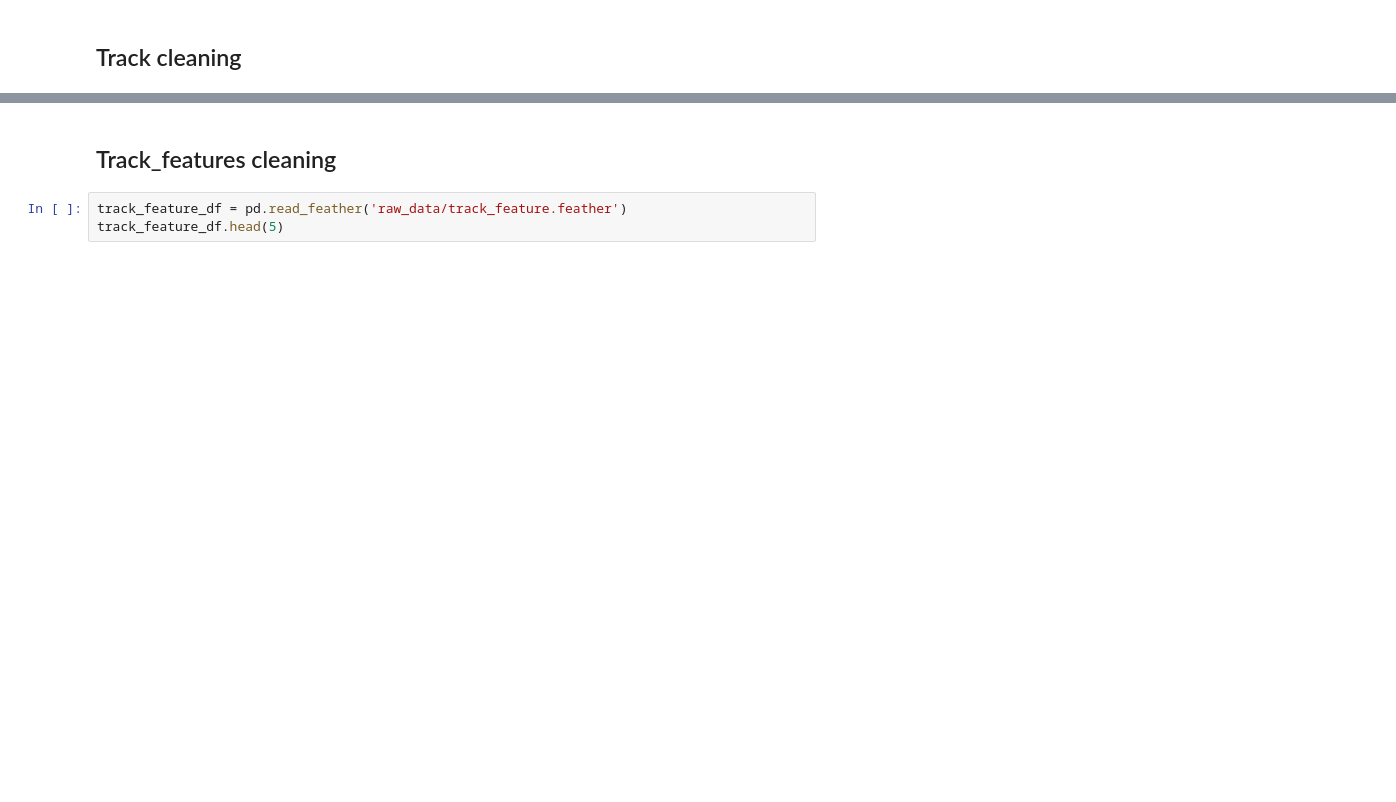
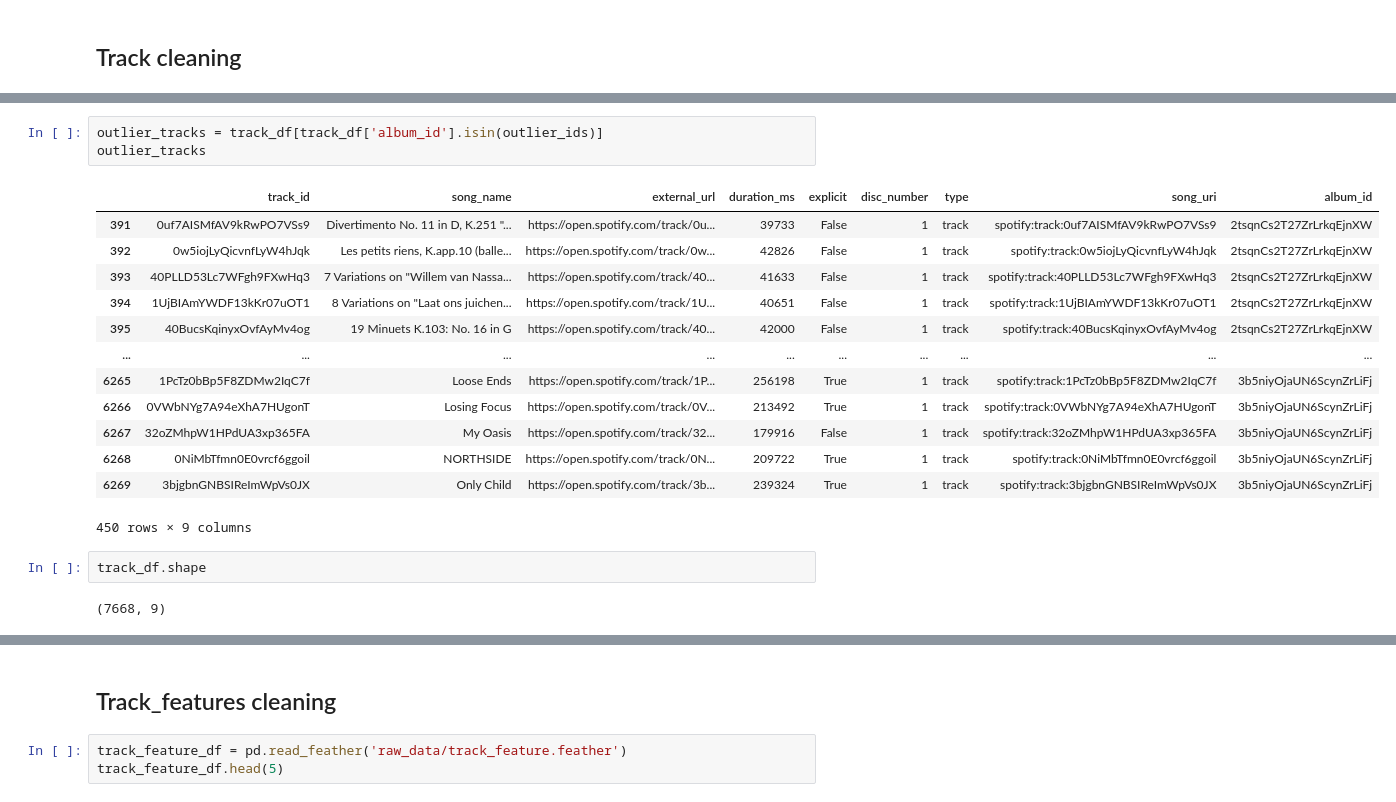
Before and after one commit to JacobTews/spotify, a Jupyter notebook: jupyter_workspace.ipynb, the cells around one changed output, grey strips where cells are left out. Cells and saved outputs as stored; diff of their text form; blank space fills up the shorter version.

```diff
--- a/jupyter_workspace.ipynb
+++ b/jupyter_workspace.ipynb
@@ -104,0 +131,21 @@ track_df.head(5)
+# %%
+outlier_tracks = track_df[track_df['album_id'].isin(outlier_ids)]
+outlier_tracks
+# %% [output]
+|  | track_id | song_name | external_url | duration_ms | explicit | disc_number | type | song_uri | album_id |
+| 391 | 0uf7AISMfAV9kRwPO7VSs9 | Divertimento No. 11 in D, K.251 "... | https://open.spotify.com/track/0u... | 39733 | False | 1 | track | spotify:track:0uf7AISMfAV9kRwPO7VSs9 | 2tsqnCs2T27ZrLrkqEjnXW |
+| 392 | 0w5iojLyQicvnfLyW4hJqk | Les petits riens, K.app.10 (balle... | https://open.spotify.com/track/0w... | 42826 | False | 1 | track | spotify:track:0w5iojLyQicvnfLyW4hJqk | 2tsqnCs2T27ZrLrkqEjnXW |
+| 393 | 40PLLD53Lc7WFgh9FXwHq3 | 7 Variations on "Willem van Nassa... | https://open.spotify.com/track/40... | 41633 | False | 1 | track | spotify:track:40PLLD53Lc7WFgh9FXwHq3 | 2tsqnCs2T27ZrLrkqEjnXW |
+| 394 | 1UjBIAmYWDF13kKr07uOT1 | 8 Variations on "Laat ons juichen... | https://open.spotify.com/track/1U... | 40651 | False | 1 | track | spotify:track:1UjBIAmYWDF13kKr07uOT1 | 2tsqnCs2T27ZrLrkqEjnXW |
+| 395 | 40BucsKqinyxOvfAyMv4og | 19 Minuets K.103: No. 16 in G | https://open.spotify.com/track/40... | 42000 | False | 1 | track | spotify:track:40BucsKqinyxOvfAyMv4og | 2tsqnCs2T27ZrLrkqEjnXW |
+| ... | ... | ... | ... | ... | ... | ... | ... | ... | ... |
+| 6265 | 1PcTz0bBp5F8ZDMw2IqC7f | Loose Ends | https://open.spotify.com/track/1P... | 256198 | True | 1 | track | spotify:track:1PcTz0bBp5F8ZDMw2IqC7f | 3b5niyOjaUN6ScynZrLiFj |
+| 6266 | 0VWbNYg7A94eXhA7HUgonT | Losing Focus | https://open.spotify.com/track/0V... | 213492 | True | 1 | track | spotify:track:0VWbNYg7A94eXhA7HUgonT | 3b5niyOjaUN6ScynZrLiFj |
+| 6267 | 32oZMhpW1HPdUA3xp365FA | My Oasis | https://open.spotify.com/track/32... | 179916 | False | 1 | track | spotify:track:32oZMhpW1HPdUA3xp365FA | 3b5niyOjaUN6ScynZrLiFj |
+| 6268 | 0NiMbTfmn0E0vrcf6ggoil | NORTHSIDE | https://open.spotify.com/track/0N... | 209722 | True | 1 | track | spotify:track:0NiMbTfmn0E0vrcf6ggoil | 3b5niyOjaUN6ScynZrLiFj |
+| 6269 | 3bjgbnGNBSIReImWpVs0JX | Only Child | https://open.spotify.com/track/3b... | 239324 | True | 1 | track | spotify:track:3bjgbnGNBSIReImWpVs0JX | 3b5niyOjaUN6ScynZrLiFj |
+450 rows × 9 columns
+# %%
+track_df.shape
+# %% [output]
+(7668, 9)
```
Also changed, not shown: parts of 30 cells of this notebook, 8 other files.
